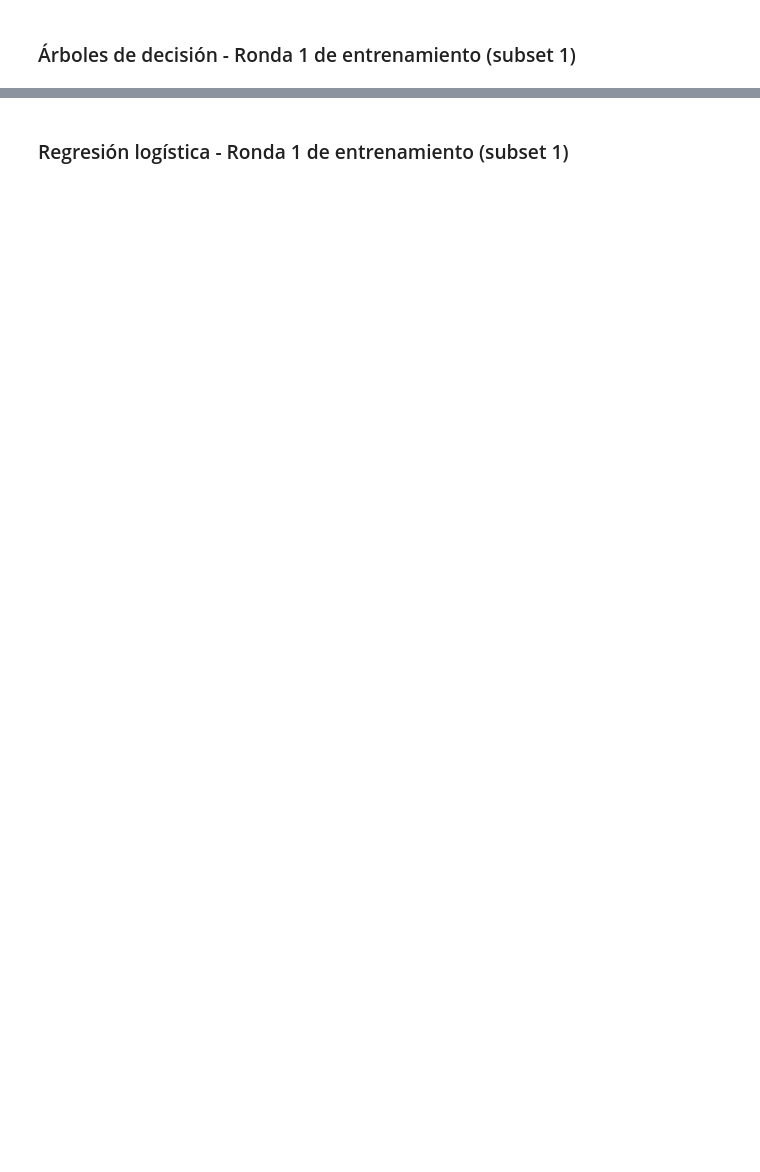
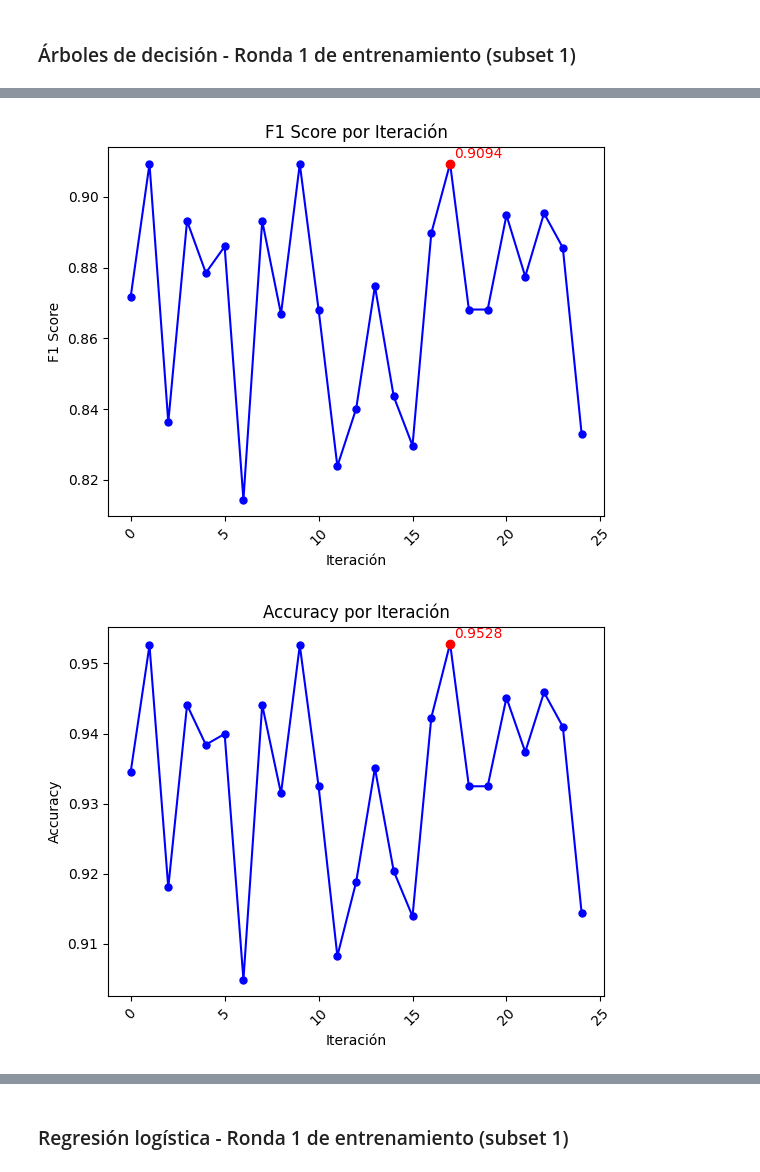
Before and after one commit to SantiagoTonarelli/Obligatorio-Machine-Learning-IA, a Jupyter notebook: Oliva-Severo-Tonarelli-Obligatorio.ipynb, the cells around one changed output, grey strips where cells are left out. Cells and saved outputs as stored; diff of their text form; code cells hidden in the pictures; blank space fills up the shorter version.

```diff
--- a/Oliva-Severo-Tonarelli-Obligatorio.ipynb
+++ b/Oliva-Severo-Tonarelli-Obligatorio.ipynb
@@ -460,0 +526,7 @@ plot_f1_score_results(results_dataframe_dt, best_index_dt)
+# %%
+plot_metric_score_results(results_dataframe_dt, best_index_dt, 'F1 Score', 'f1_score')
+plot_metric_score_results(results_dataframe_dt, best_index_dt, 'Accuracy', 'accuracy')
+plot_metric_score_results(results_dataframe_dt, best_index_dt, 'Precision', 'precision')
+# %% [output]
+[figure, added]
+[figure, added]
```
Also changed, not shown: parts of 40 cells of this notebook, 7 other files.
